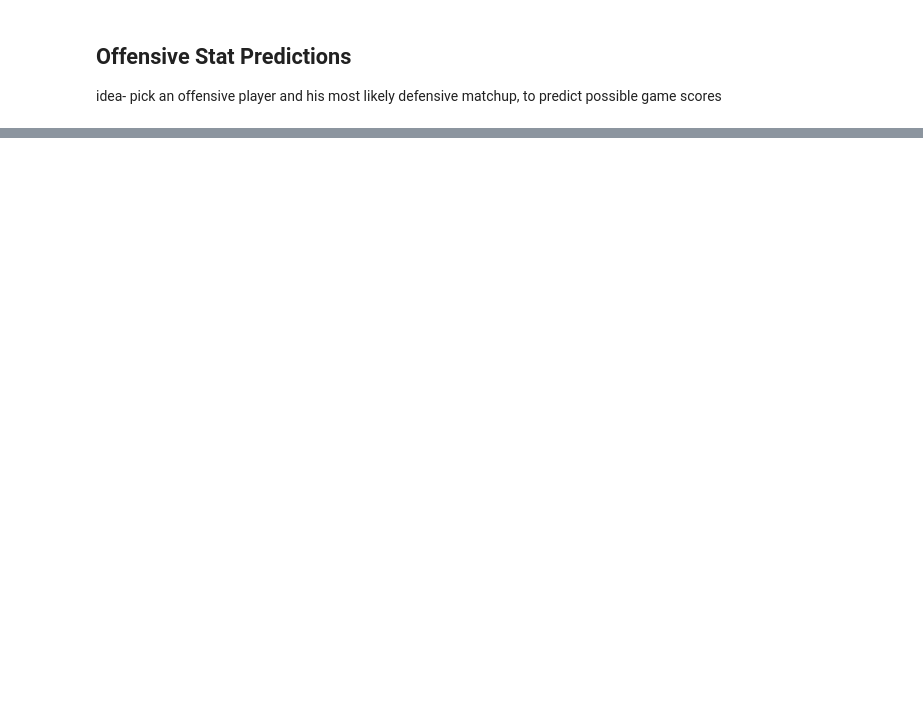
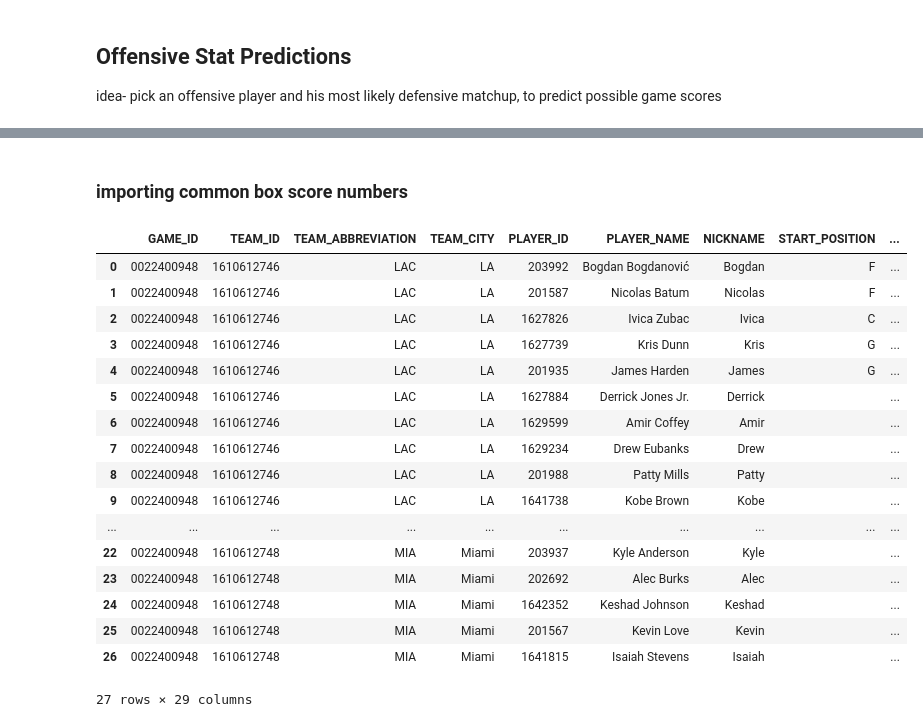
Before and after one commit to jochennn/player-prop-predictions, a Jupyter notebook: miami_heat_player_prop_predicting.ipynb, the cells around one changed output, grey strips where cells are left out. Cells and saved outputs as stored; diff of their text form; code cells hidden in the pictures; blank space fills up the shorter version.

Commit message:
testing out nba endpoints

```diff
--- a/miami_heat_player_prop_predicting.ipynb
+++ b/miami_heat_player_prop_predicting.ipynb
@@ -18,0 +92,13 @@ idea- pick an offensive player and his most likely defensive matchup, to predict
+# %%
+
+nba_teams = teams.get_teams()
+
+miami = [team for team in nba_teams if team['abbreviation'] == 'MIA'][0]
+miami_id = miami['id']
+# %%
+from nba_api.stats.endpoints import leaguegamefinder
+
+gamefinder = leaguegamefinder.LeagueGameFinder(team_id_nullable=miami_id)
+# The first DataFrame of those returned is what we want.
+games = gamefinder.get_data_frames()[0]
+games.head()
@@ -18,0 +113,7 @@ idea- pick an offensive player and his most likely defensive matchup, to predict
+# %%
+# Subset the games to when the last 4 digits of SEASON_ID were 2024
+games_2024 = games[games.SEASON_ID.str[-4:] == '2024']
+games_2024
+
+games_2024_test = games_2024.head(5)
+games_2024_test
@@ -18,0 +128,31 @@ idea- pick an offensive player and his most likely defensive matchup, to predict
+# %% [markdown]
+### importing common box score numbers
+# %%
+# get boxscores for all game ids in 2024
+game_ids_2024_test = games_2024_test['GAME_ID'].values
+
+# make a dictionary where game_id is the key and boxscore is value
+boxscores = {}
+for game_id in game_ids_2024_test:
+    boxscores[game_id] = BoxScoreTraditionalV2(game_id=game_id).get_data_frames()[0]
+# %%
+boxscores['0022400948']
+# %% [output]
+|  | GAME_ID | TEAM_ID | TEAM_ABBREVIATION | TEAM_CITY | PLAYER_ID | PLAYER_NAME | NICKNAME | START_POSITION | ... |
+| 0 | 0022400948 | 1610612746 | LAC | LA | 203992 | Bogdan Bogdanović | Bogdan | F | ... |
+| 1 | 0022400948 | 1610612746 | LAC | LA | 201587 | Nicolas Batum | Nicolas | F | ... |
+| 2 | 0022400948 | 1610612746 | LAC | LA | 1627826 | Ivica Zubac | Ivica | C | ... |
+| 3 | 0022400948 | 1610612746 | LAC | LA | 1627739 | Kris Dunn | Kris | G | ... |
+| 4 | 0022400948 | 1610612746 | LAC | LA | 201935 | James Harden | James | G | ... |
+| 5 | 0022400948 | 1610612746 | LAC | LA | 1627884 | Derrick Jones Jr. | Derrick |  | ... |
+| 6 | 0022400948 | 1610612746 | LAC | LA | 1629599 | Amir Coffey | Amir |  | ... |
+| 7 | 0022400948 | 1610612746 | LAC | LA | 1629234 | Drew Eubanks | Drew |  | ... |
+| 8 | 0022400948 | 1610612746 | LAC | LA | 201988 | Patty Mills | Patty |  | ... |
+| 9 | 0022400948 | 1610612746 | LAC | LA | 1641738 | Kobe Brown | Kobe |  | ... |
+| ... | ... | ... | ... | ... | ... | ... | ... | ... | ... |
+| 22 | 0022400948 | 1610612748 | MIA | Miami | 203937 | Kyle Anderson | Kyle |  | ... |
+| 23 | 0022400948 | 1610612748 | MIA | Miami | 202692 | Alec Burks | Alec |  | ... |
+| 24 | 0022400948 | 1610612748 | MIA | Miami | 1642352 | Keshad Johnson | Keshad |  | ... |
+| 25 | 0022400948 | 1610612748 | MIA | Miami | 201567 | Kevin Love | Kevin |  | ... |
+| 26 | 0022400948 | 1610612748 | MIA | Miami | 1641815 | Isaiah Stevens | Isaiah |  | ... |
+27 rows × 29 columns
```
Also changed, not shown: parts of 9 cells of this notebook.
